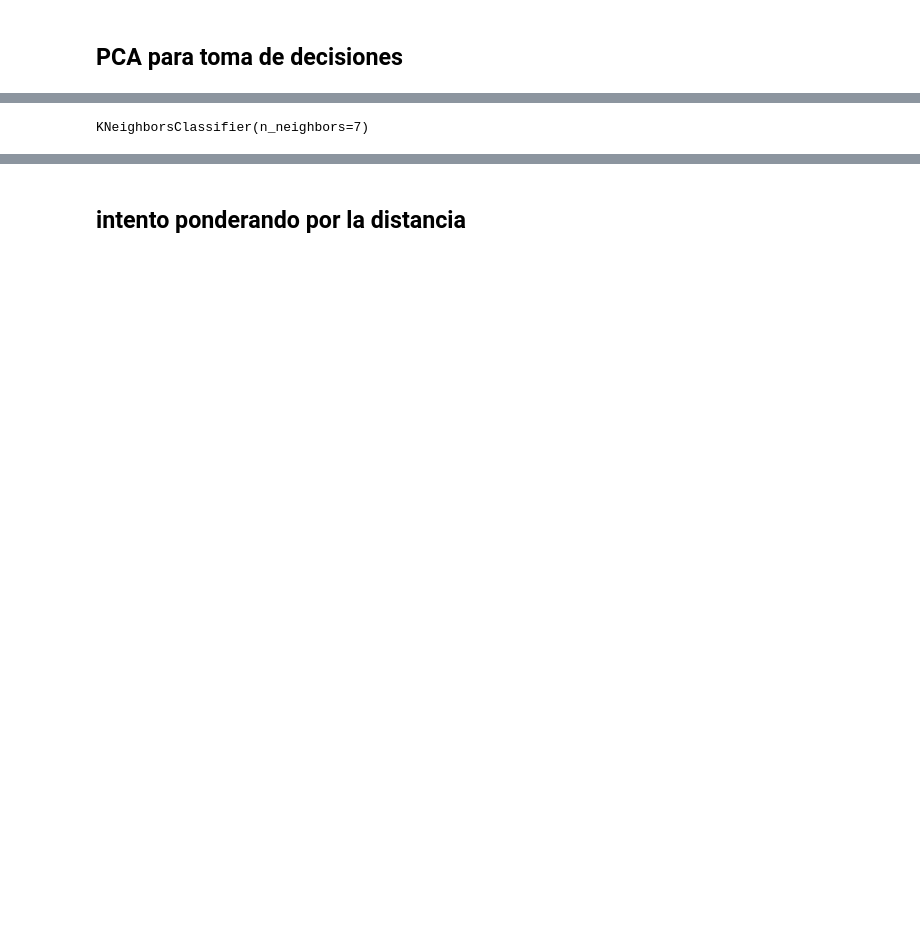
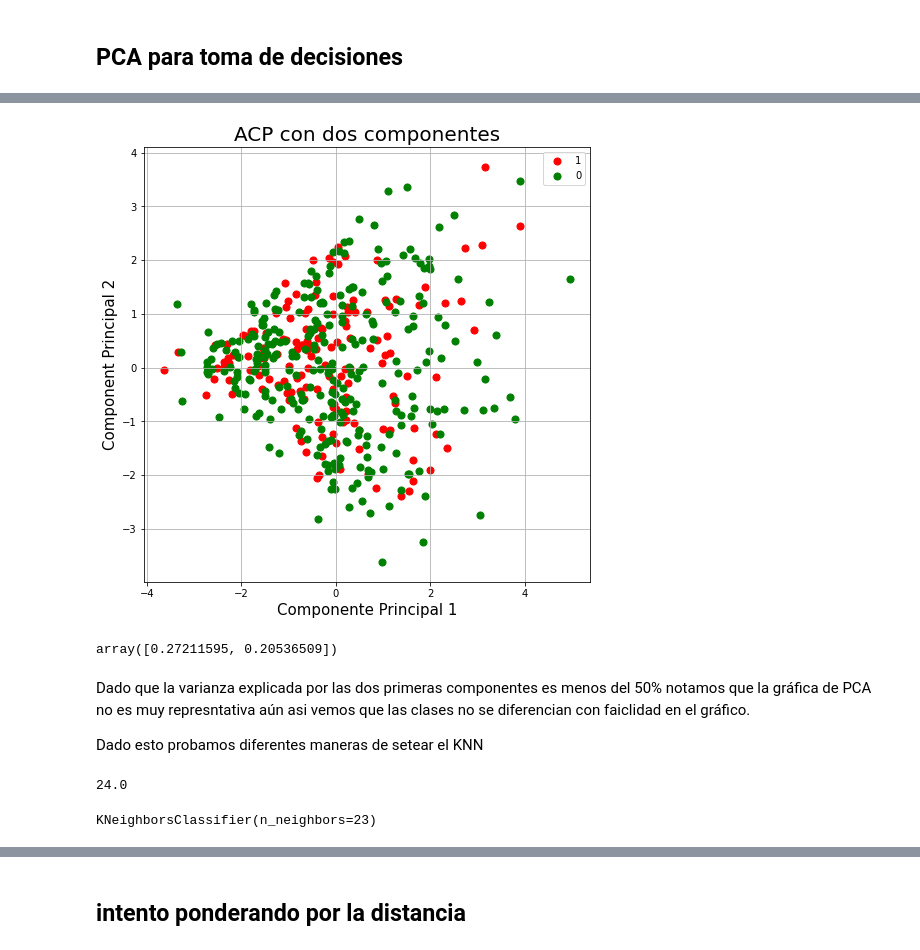
Before and after one commit to sergiomath/dataScience, a Jupyter notebook: Train_data.ipynb, the cells around one changed output, grey strips where cells are left out. Drawn from its saved outputs; the diff is of its cells as text; code cells hidden in the pictures; blank space fills up the shorter version.

```diff
--- a/Train_data.ipynb
+++ b/Train_data.ipynb
@@ -276,11 +300,47 @@ dfPCA.cov()
+# %%
+## graficar
+## primero concatenamos los datos de entrenamiento estandairzados con
+#la variable objetio para los mismo
+dfGrafica =pd.concat([dfPrincipal, Entrena_clase[['Outcome']]],axis=1)
+##################
+fig = plt.figure(figsize = (8,8))
+ax = fig.add_subplot(1,1,1)
+ax.set_xlabel('Componente Principal 1', fontsize = 15)
+ax.set_ylabel('Component Principal 2', fontsize = 15)
+ax.set_title('ACP con dos componentes', fontsize = 20)
+targets = [1,0]
+colors = ['r', 'g']
+for target, color in zip(targets,colors):
+    indicesToKeep = dfGrafica['Outcome'] == target
+    ax.scatter(dfGrafica.loc[indicesToKeep, 'C1']
+               , dfGrafica.loc[indicesToKeep, 'C2']
+               , c = color
+               , s = 50)
+ax.legend(targets)
+ax.grid()
+# %% [output]
+[figure, added]
+# %%
+pca.explained_variance_ratio_
+# juntos explican un 47.7% de la varianza
+# %% [output]
+array([0.27211595, 0.20536509])
+# %% [markdown]
+Dado que la varianza explicada por las dos primeras componentes es menos del 50% notamos que la gráfica de PCA no es muy represntativa aún asi vemos que las clases no se diferencian con faiclidad en el gráfico.
+
+Dado esto probamos diferentes maneras de setear el KNN
+# %%
+np.sqrt(576)
+# %% [output]
+24.0
 # %%
 from sklearn.neighbors import KNeighborsClassifier
 # %%
 # creación del modelo clasificador
-clasificador = KNeighborsClassifier(n_neighbors=7)
+clasificador = KNeighborsClassifier(n_neighbors=23)
 clasificador.fit(Entrena,Entrena_clase)
 # %% [output]
-KNeighborsClassifier(n_neighbors=7)
+KNeighborsClassifier(n_neighbors=23)
 # %%
 from sklearn.model_selection import cross_val_score
 # %%
```
Also changed, not shown: parts of 20 cells of this notebook.
